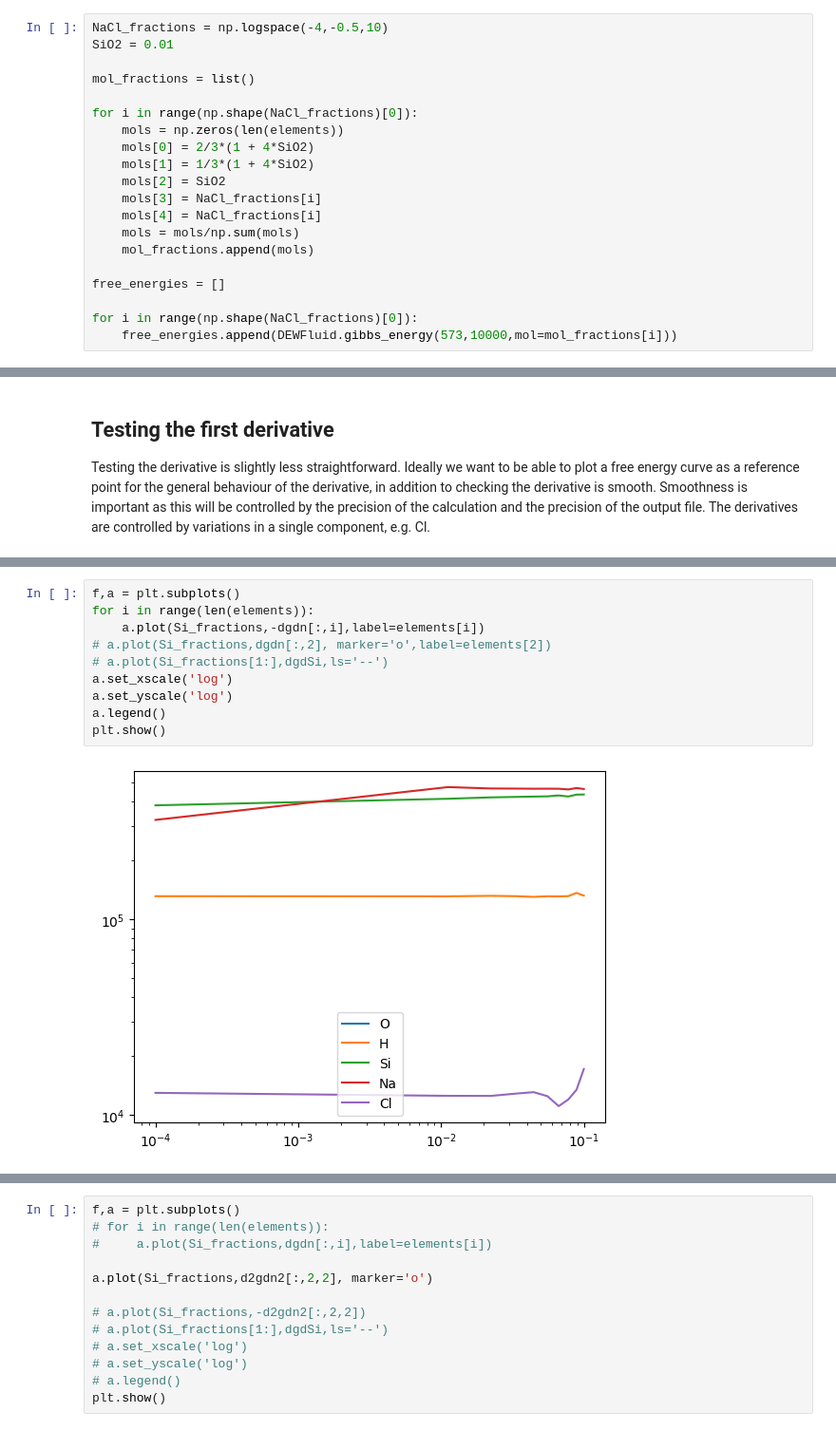
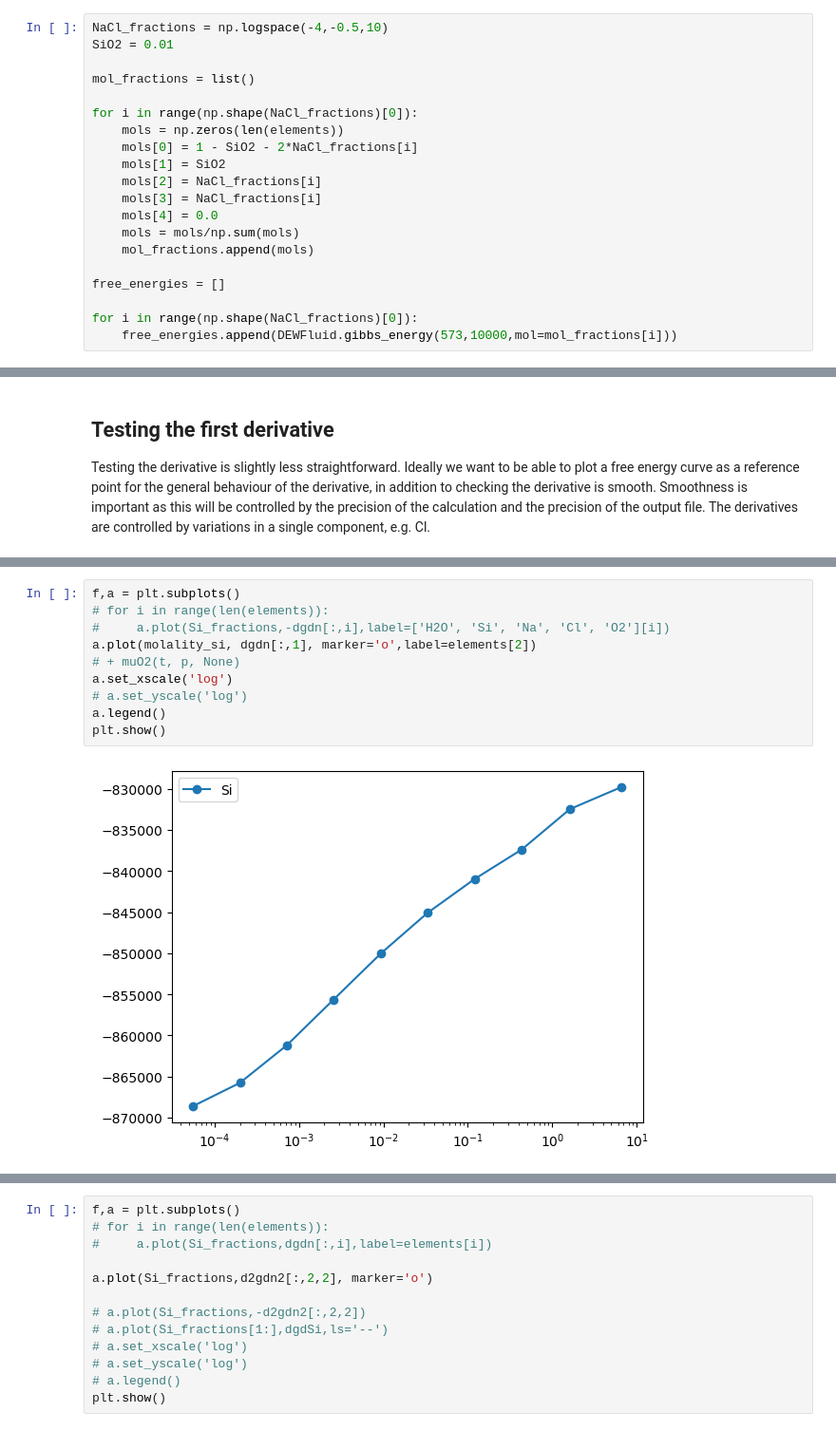
Before and after one commit to simonwmatthews/pyDEW, a Jupyter notebook: dev_notebooks/DEWFluid_test.ipynb, the cells around one changed output, grey strips where cells are left out. Shown at 95% size. Cells and saved outputs as stored; diff of their text form.

Commit message:
Further development of dgdn calculations

```diff
--- a/dev_notebooks/DEWFluid_test.ipynb
+++ b/dev_notebooks/DEWFluid_test.ipynb
@@ -143,11 +50,11 @@ mol_fractions = list()
 
 for i in range(np.shape(NaCl_fractions)[0]):
     mols = np.zeros(len(elements))
-    mols[0] = 2/3*(1 + 4*SiO2)
-    mols[1] = 1/3*(1 + 4*SiO2)
-    mols[2] = SiO2
+    mols[0] = 1 - SiO2 - 2*NaCl_fractions[i]
+    mols[1] = SiO2
+    mols[2] = NaCl_fractions[i]
     mols[3] = NaCl_fractions[i]
-    mols[4] = NaCl_fractions[i]
+    mols[4] = 0.0
     mols = mols/np.sum(mols)
     mol_fractions.append(mols)
 
@@ -223,12 +211,12 @@ plt.show()
 # %%
 f,a = plt.subplots()
-for i in range(len(elements)):
-    a.plot(Si_fractions,-dgdn[:,i],label=elements[i])
-# a.plot(Si_fractions,dgdn[:,2], marker='o',label=elements[2])
-# a.plot(Si_fractions[1:],dgdSi,ls='--')
+# for i in range(len(elements)):
+#     a.plot(Si_fractions,-dgdn[:,i],label=['H2O', 'Si', 'Na', 'Cl', 'O2'][i])
+a.plot(molality_si, dgdn[:,1], marker='o',label=elements[2])
+# + muO2(t, p, None)
 a.set_xscale('log')
-a.set_yscale('log')
+# a.set_yscale('log')
 a.legend()
 plt.show()
 # %% [output]
-[figure, old version]
+[figure, new version]
```
Also changed, not shown: parts of 51 cells of this notebook, 5 other files.
